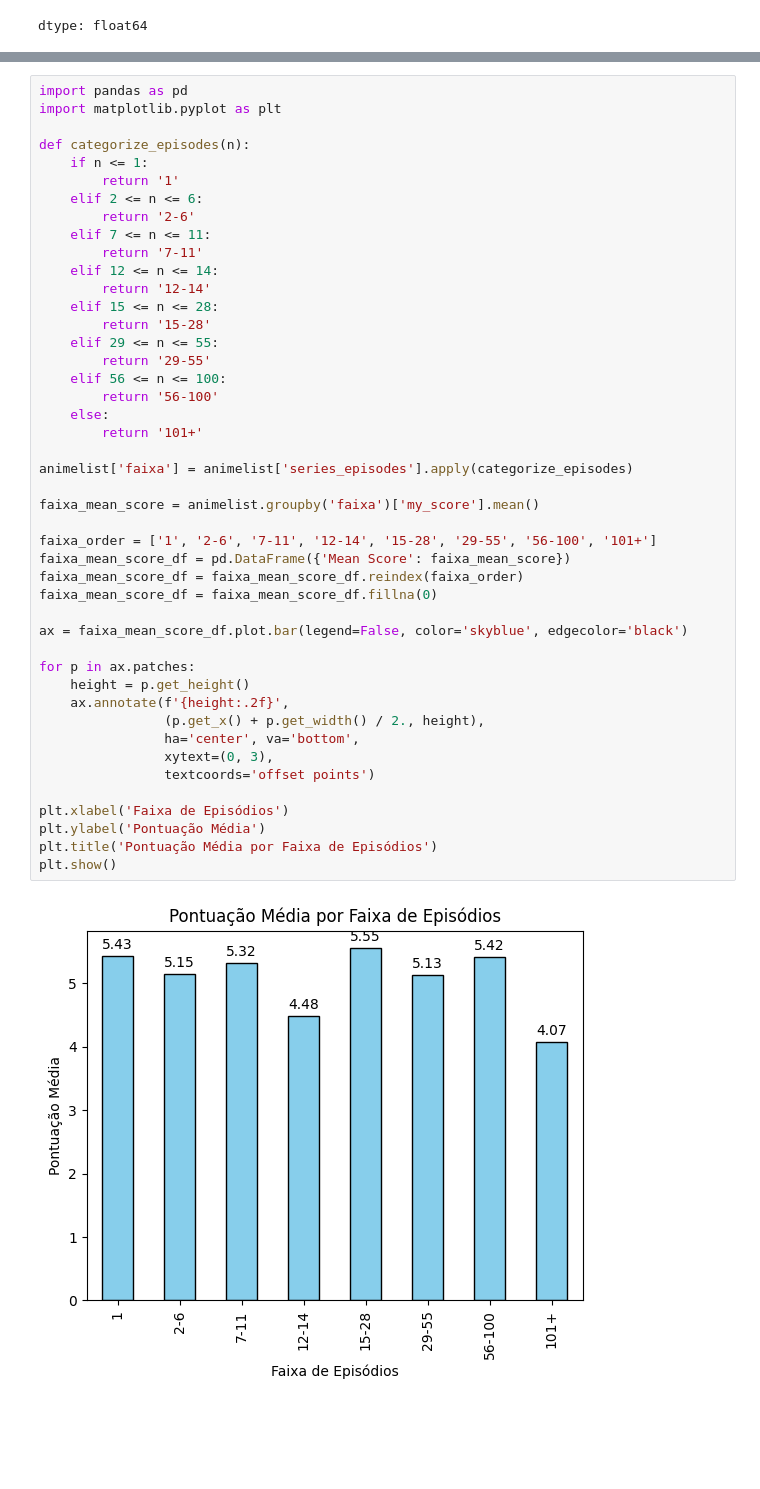
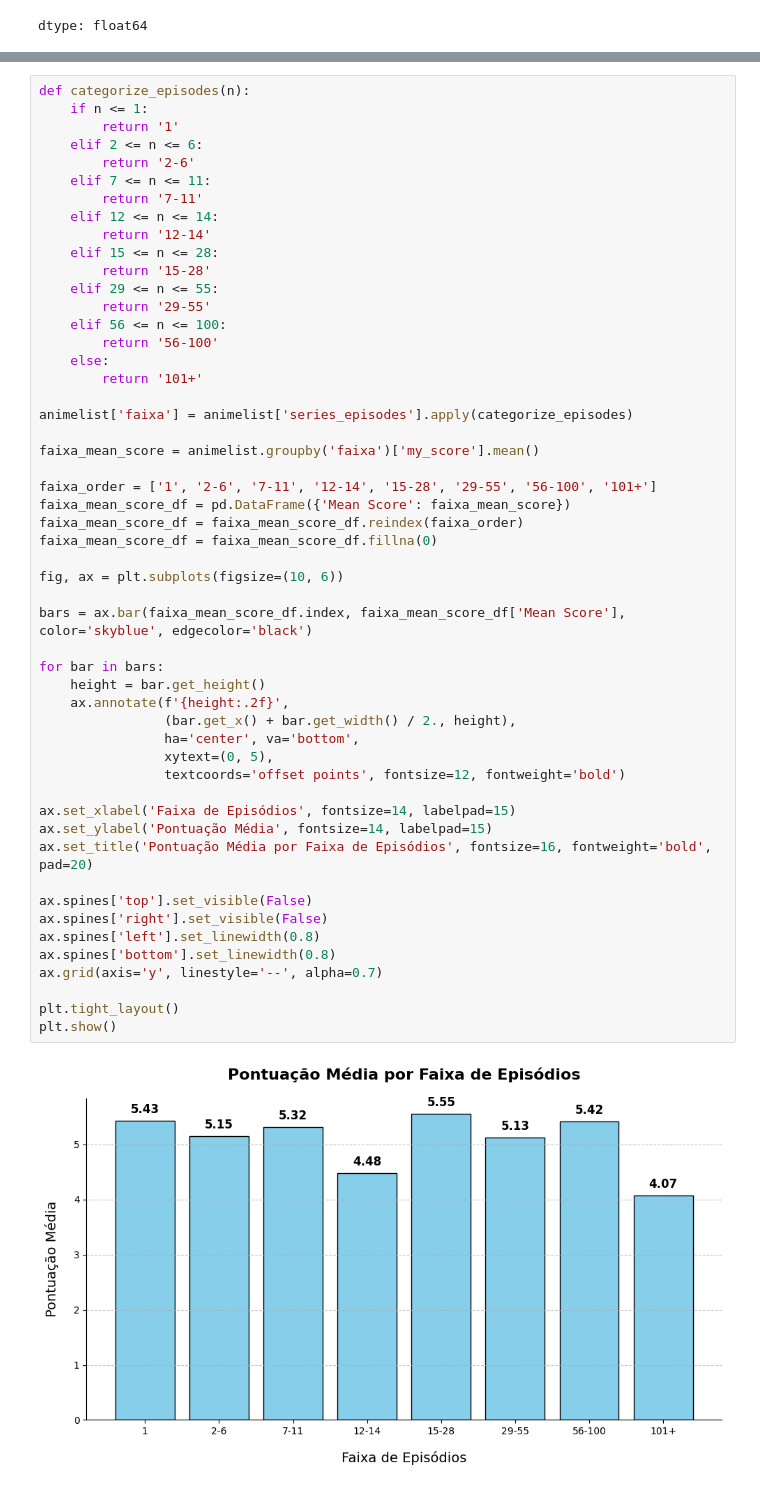
Before and after one commit to Thomazrlima/Data-Analysis-MyAnimeList, a Jupyter notebook: Projeto/MyAnimeList.ipynb, the cells around one changed output, grey strips where cells are left out. Drawn from its saved outputs; the diff is of its cells as text; blank space fills up the shorter version.

```diff
--- a/Projeto/MyAnimeList.ipynb
+++ b/Projeto/MyAnimeList.ipynb
@@ -230,47 +285,54 @@ plt.show()
 # %%
-import pandas as pd
-import matplotlib.pyplot as plt
-
 def categorize_episodes(n):
     if n <= 1:
         return '1'
     elif 2 <= n <= 6:
         return '2-6'
     elif 7 <= n <= 11:
         return '7-11'
     elif 12 <= n <= 14:
         return '12-14'
     elif 15 <= n <= 28:
         return '15-28'
     elif 29 <= n <= 55:
         return '29-55'
     elif 56 <= n <= 100:
         return '56-100'
     else:
         return '101+'
 
 animelist['faixa'] = animelist['series_episodes'].apply(categorize_episodes)
 
 faixa_mean_score = animelist.groupby('faixa')['my_score'].mean()
 
 faixa_order = ['1', '2-6', '7-11', '12-14', '15-28', '29-55', '56-100', '101+']
 faixa_mean_score_df = pd.DataFrame({'Mean Score': faixa_mean_score})
 faixa_mean_score_df = faixa_mean_score_df.reindex(faixa_order)
 faixa_mean_score_df = faixa_mean_score_df.fillna(0)
 
-ax = faixa_mean_score_df.plot.bar(legend=False, color='skyblue', edgecolor='black')
+fig, ax = plt.subplots(figsize=(10, 6))
 
-for p in ax.patches:
-    height = p.get_height()
+bars = ax.bar(faixa_mean_score_df.index, faixa_mean_score_df['Mean Score'], color='skyblue', edgecolor='black')
+
+for bar in bars:
+    height = bar.get_height()
     ax.annotate(f'{height:.2f}',
-                (p.get_x() + p.get_width() / 2., height),
+                (bar.get_x() + bar.get_width() / 2., height),
                 ha='center', va='bottom',
-                xytext=(0, 3),
-                textcoords='offset points')
+                xytext=(0, 5),
+                textcoords='offset points', fontsize=12, fontweight='bold')
 
-plt.xlabel('Faixa de Episódios')
-plt.ylabel('Pontuação Média')
-plt.title('Pontuação Média por Faixa de Episódios')
+ax.set_xlabel('Faixa de Episódios', fontsize=14, labelpad=15)
+ax.set_ylabel('Pontuação Média', fontsize=14, labelpad=15)
+ax.set_title('Pontuação Média por Faixa de Episódios', fontsize=16, fontweight='bold', pad=20)
+
+ax.spines['top'].set_visible(False)
+ax.spines['right'].set_visible(False)
+ax.spines['left'].set_linewidth(0.8)
+ax.spines['bottom'].set_linewidth(0.8)
+ax.grid(axis='y', linestyle='--', alpha=0.7)
+
+plt.tight_layout()
 plt.show()
 # %% [output]
-[figure, old version]
+[figure, new version]
```
Also changed, not shown: parts of 18 cells of this notebook, 1 other file.
